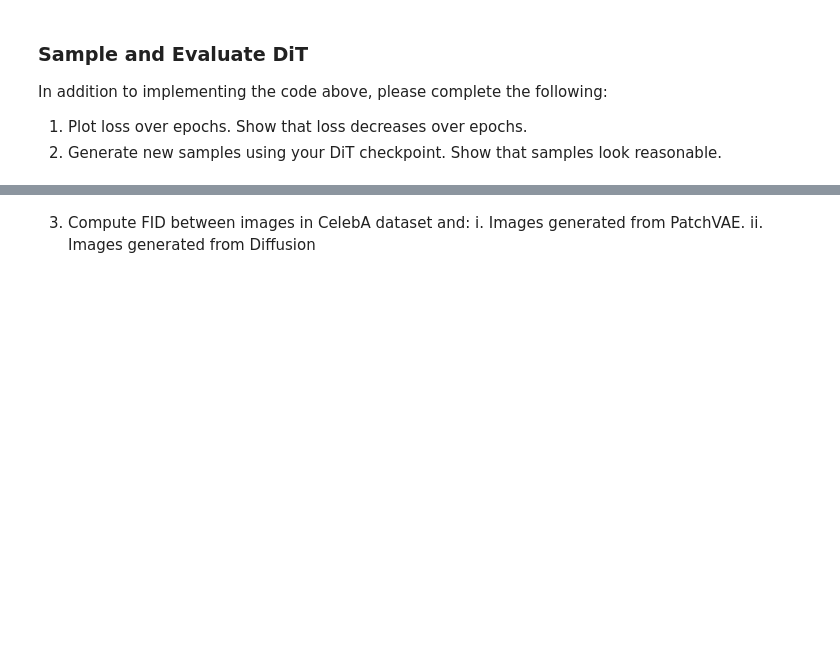
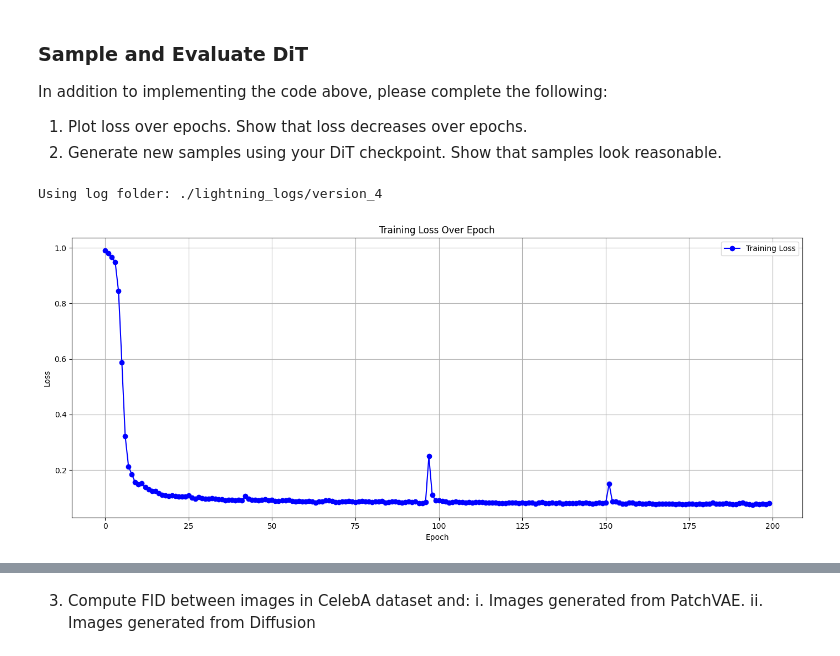
Before and after one commit to Carperis/machine_perception, a Jupyter notebook: P4 Diffusion/CIS6800_Diffusion_HW.ipynb, the cells around one changed output, grey strips where cells are left out. Cells and saved outputs as stored; diff of their text form; code cells hidden in the pictures; blank space fills up the shorter version.

```diff
--- a/P4 Diffusion/CIS6800_Diffusion_HW.ipynb
+++ b/P4 Diffusion/CIS6800_Diffusion_HW.ipynb
@@ -1180,3 +1244,66 @@ LOCAL_RANK: 0 - CUDA_VISIBLE_DEVICES: [0]
 In addition to implementing the code above, please complete the following:
 1. Plot loss over epochs. Show that loss decreases over epochs.
 2. Generate new samples using your DiT checkpoint. Show that samples look reasonable.
+# %%
+import tensorflow
+
+def get_latest_version(log_folder_path):
+    versions = [
+        int(folder.split("_")[-1])
+        for folder in os.listdir(log_folder_path)
+        if folder.startswith("version")
+    ]
+    latest_version = max(versions)
+    return os.path.join(log_folder_path, f"version_{latest_version}")
+
+# log_folder_path = get_latest_version("./lightning_logs/")
+log_folder_path = "./lightning_logs/version_4"
+print(f"Using log folder: {log_folder_path}")
+
+# Initialize dictionaries to store the logged values
+train_loss_data = {}
+
+# Use TensorFlow's summary iterator to read the TensorBoard log file
+event_file = [
+    file for file in os.listdir(log_folder_path) if file.startswith("events")
+][0]
+event_path = os.path.join(log_folder_path, event_file)
+
+epoch = None
+for e in tensorflow.compat.v1.train.summary_iterator(event_path):
+    for v in e.summary.value:
+        if v.tag == "epoch":
+            epoch = int(v.simple_value)
+        elif v.tag == "avg_train_loss_per_epoch" and epoch is not None:
+            # train_loss_data[e.step] = v.simple_value
+            train_loss_data[epoch] = v.simple_value
+
+# Convert data into lists sorted by steps
+steps_train = sorted(train_loss_data.keys())
+
+train_loss_list = [train_loss_data[step] for step in steps_train]
+
+# Plot the logged information
+plt.figure(figsize=(14, 6))
+
+# Plot training loss
+plt.plot(
+    steps_train,
+    train_loss_list,
+    label="Training Loss",
+    color="blue",
+    linestyle="-",
+    marker="o",
+)
+
+plt.xlabel("Epoch")
+plt.ylabel("Loss")
+plt.title("Training Loss Over Epoch")
+plt.legend()
+plt.grid(True)
+
+plt.tight_layout()
+plt.show()
+# %% [output]
+Using log folder: ./lightning_logs/version_4
+[figure, added]
```
Also changed, not shown: parts of 18 cells of this notebook, 2 other files.
